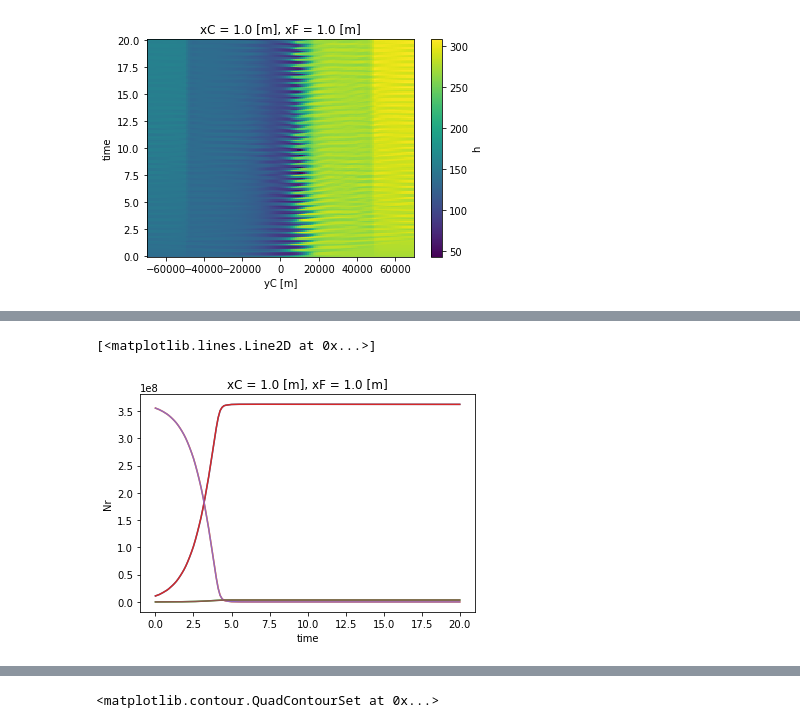
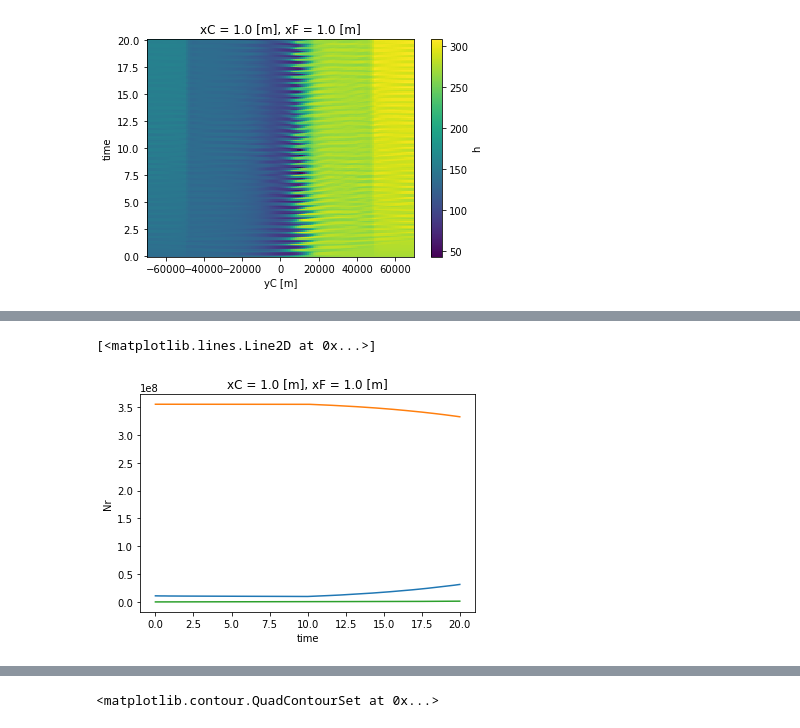
Before and after one commit to iuryt/Bioceananigans.jl, a Jupyter notebook: py/analysis.ipynb, the cells around one changed output, grey strips where cells are left out. Drawn from its saved outputs; the diff is of its cells as text; code cells hidden in the pictures.

Commit message:
preliminary plots

```diff
--- a/py/analysis.ipynb
+++ b/py/analysis.ipynb
@@ -3,6 +3,6 @@ import xarray as xr
 import matplotlib.pyplot as plt
 import numpy as np
 # %%
-ds_s = xr.open_dataset("data/output_average-growth_shading-true.nc").squeeze()
-ds_s = ds_s.assign_coords(time=ds_s.time.astype("float")*1e-9/86400)
+ds = xr.open_dataset("../data/output_average-growth_shading-true.nc").squeeze()
+ds = ds.assign_coords(time=ds.time.astype("float")*1e-9/86400)
 # %%
@@ -21,13 +26,8 @@ ds_s.P.mean("yC").T.plot()
 # %%
-dsi = ds_s.sel(zC=slice(-200,0)).integrate(["yC","zC"])
+dsi = ds.sel(zC=slice(-200,0)).integrate(["yC","zC"])
 dsi.P.plot()
 dsi.N.plot()
 dsi.Nr.plot()
-
-dsi = ds_ns.sel(zC=slice(-200,0)).integrate(["yC","zC"])
-dsi.P.plot()
-dsi.N.plot()
-dsi.Nr.plot()
 # %% [output]
 [<matplotlib.lines.Line2D at 0x...>]
-[figure, old version]
+[figure, new version]
```
Also changed, not shown: parts of 9 cells of this notebook.
